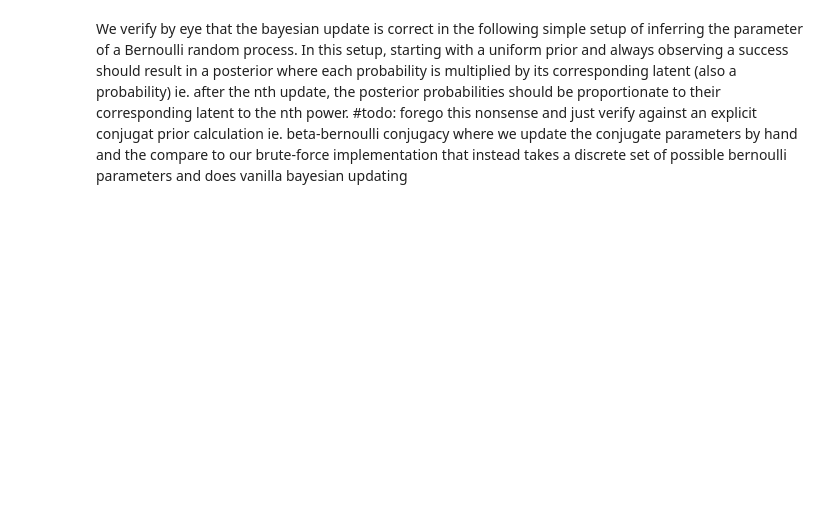
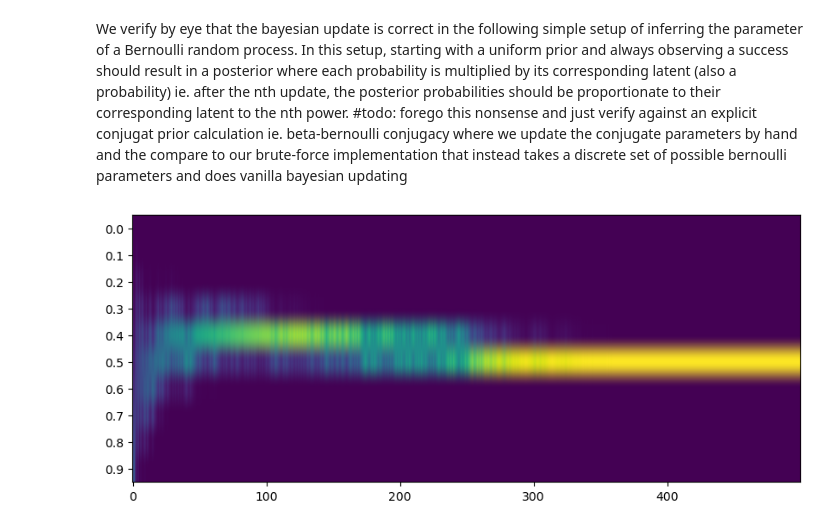
Before and after one commit to XaqLab/Foraging, a Jupyter notebook: notebooks/supplementary/Engineering.ipynb, the cells around one changed output. Saved outputs shown, nothing was run; the diff lists cells and outputs as text; code cells hidden in the pictures; blank space fills up the shorter version.

```diff
--- a/notebooks/supplementary/Engineering.ipynb
+++ b/notebooks/supplementary/Engineering.ipynb
@@ -568,5 +484,47 @@ plt.yticks(
 # %% [markdown]
 We verify by eye that the bayesian update is correct in the following simple setup of inferring the parameter of a Bernoulli random process. In this setup, starting with a uniform prior and always observing a success should result in a posterior where each probability is multiplied by its corresponding latent (also a probability) ie. after the nth update, the posterior probabilities should be proportionate to their corresponding latent to the nth power.
 #todo: forego this nonsense and just verify against an explicit conjugat prior calculation ie. beta-bernoulli conjugacy where we update the conjugate parameters by hand and the compare to our brute-force implementation that instead takes a discrete set of possible bernoulli parameters and does vanilla bayesian updating
+# %%
+import numpy as np
+from scipy.stats import bernoulli
+from matplotlib import pyplot as plt
+
+from foraging.utils.models import (
+    ExactBayesianUpdateOnProbabilities,
+    GammaLikelihood,
+    PossibleSchedules,
+    Probabilities,
+    RewardObservation,
+    Posterior
+)
+
+
+# Initialize prior
+support = np.arange(0, 1, 0.1)
+prior = Probabilities(support, 1/len(support)*np.ones(len(support)))
+
+# Compose the belief update rule
+# likelihood = lambda o, x: bernoulli.pmf(o, x)
+update = ExactBayesianUpdateOnProbabilities(likelihood=bernoulli.pmf, vectorize = True)
+
+# Now, compose the posterior
+posterior = Posterior(0, prior, update)
+
+# Now, simulate belief updates
+true_p = 0.5
+n_times = 500
+obss = bernoulli.rvs(true_p, size = n_times)
+for i, obs in enumerate(obss):
+    posterior.update(i, obs)
+
+probs = np.asarray(posterior.representation)
+plt.figure(figsize=(10, 20))
+plt.imshow(probs[:, :].T, aspect=20)
+plt.yticks(
+    range(0, len(support), 1),
+    ["%.1f" % x for x in support[range(0, len(support), 1)]],
+);
+# %% [output]
+[figure, added]
 # %%
 import numpy as np
```
Also changed, not shown: parts of 4 cells of this notebook, 4 other files.
